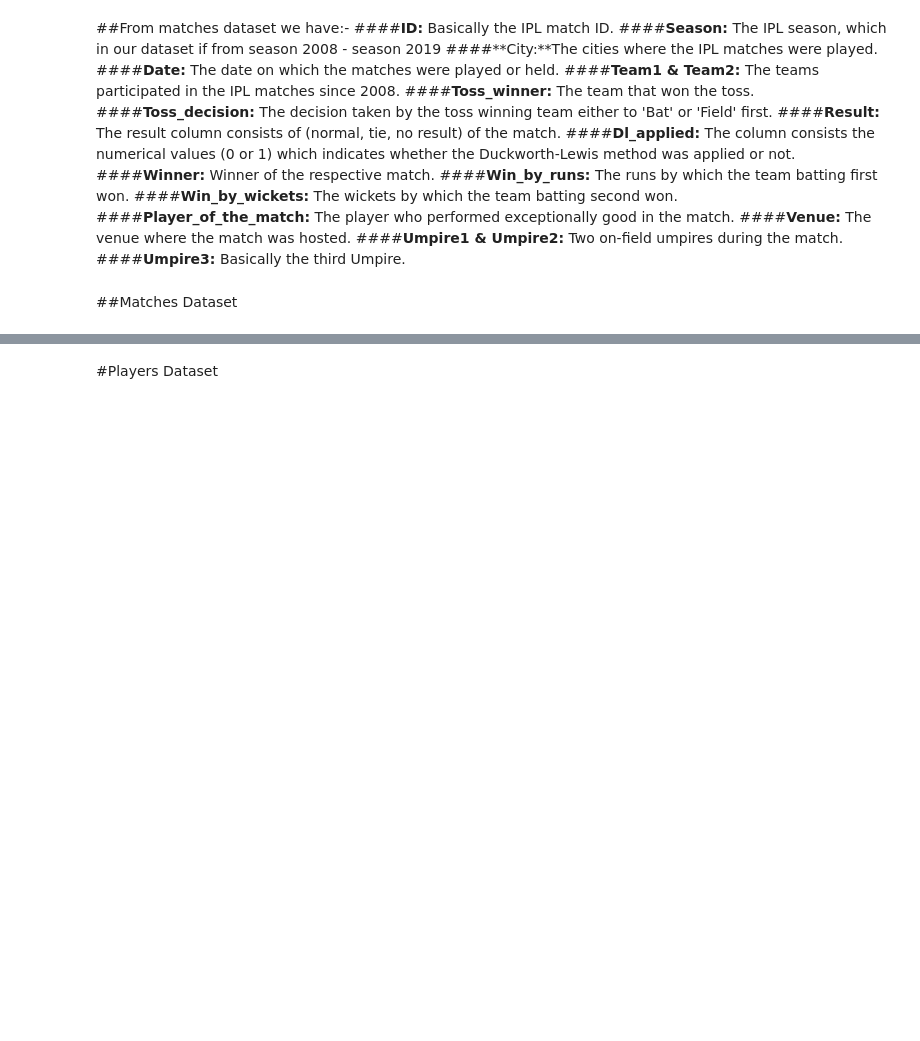
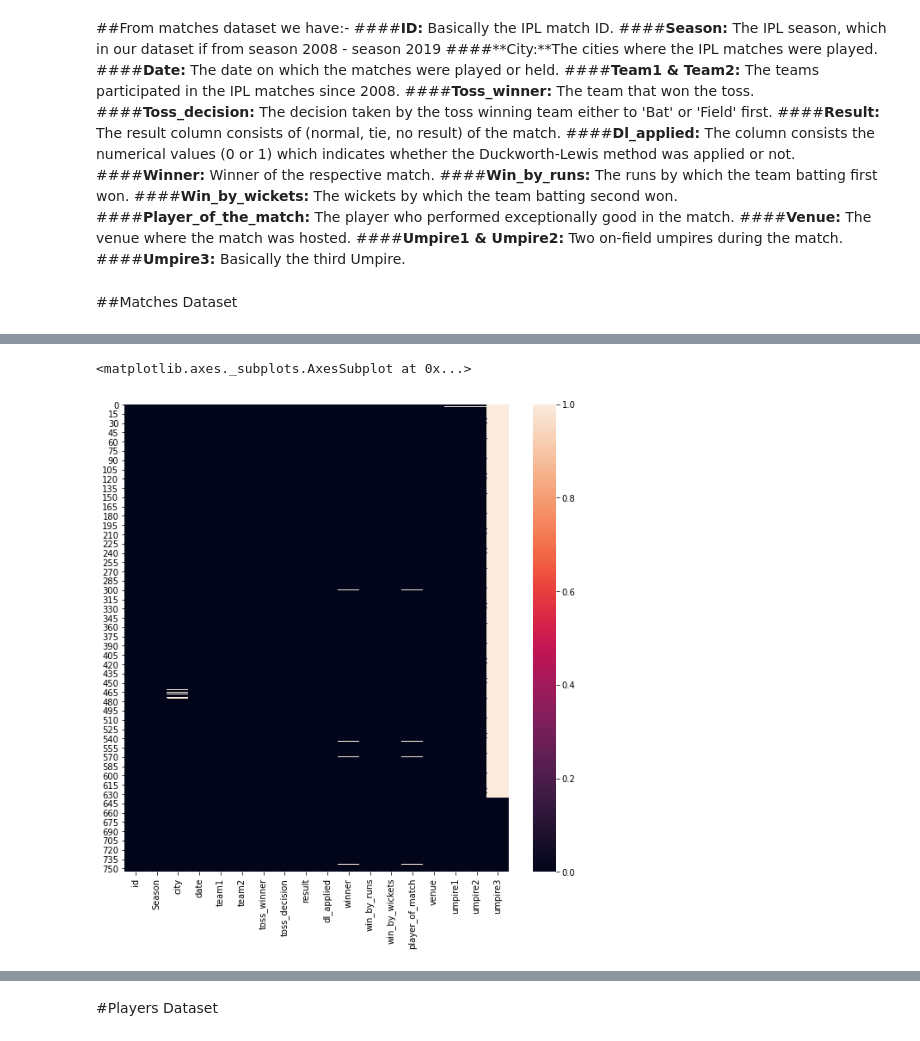
Before and after one commit to Pradip240/IPL-T20-Cricket-Analysis, a Jupyter notebook: IPL_T20_Cricket_Analysis_Capstone_Project.ipynb, the cells around one changed output, grey strips where cells are left out. Drawn from its saved outputs; the diff is of its cells as text; code cells hidden in the pictures; blank space fills up the shorter version.

```diff
--- a/IPL_T20_Cricket_Analysis_Capstone_Project.ipynb
+++ b/IPL_T20_Cricket_Analysis_Capstone_Project.ipynb
@@ -100,6 +168,9 @@ filled_val = filling_na.isnull()
 # %%
 #Plotting the heatmap after filling up the missing numerical values
 plt.figure(figsize=(10,10))
-sns.heatmap(filled_val)
+sns.heatmap(filled_val_matches)
+# %% [output]
+<matplotlib.axes._subplots.AxesSubplot at 0x...>
+[figure, added]
 # %%
 #Filling up the categorical missing values
```
Also changed, not shown: parts of 97 cells of this notebook.
